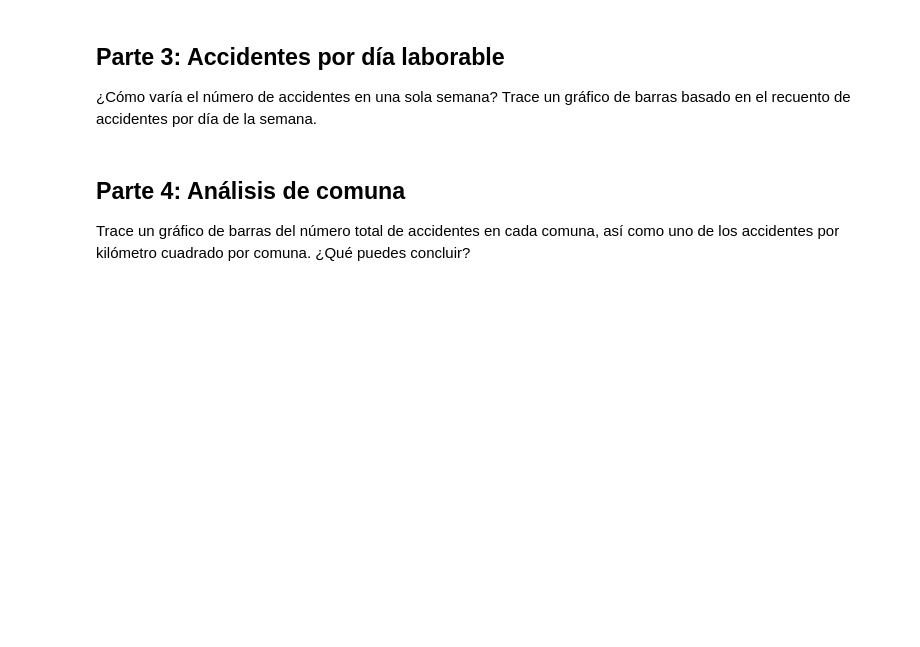
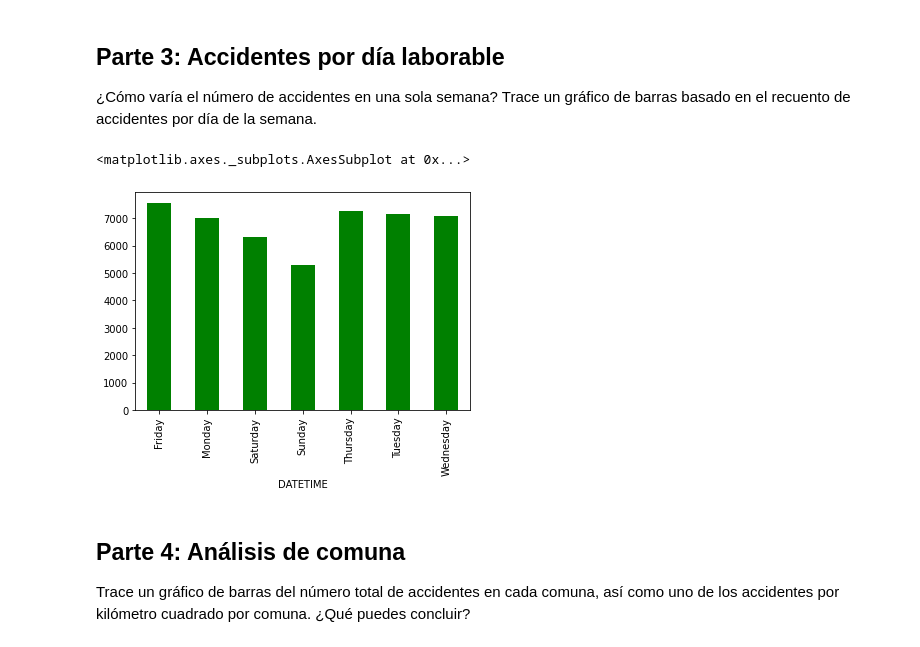
Before and after one commit to CarolinaGarcia19/Clase1, a Jupyter notebook: Taller_Semana_4.ipynb, the cells around one changed output. Cells and saved outputs as stored; diff of their text form; code cells hidden in the pictures; blank space fills up the shorter version.

```diff
--- a/Taller_Semana_4.ipynb
+++ b/Taller_Semana_4.ipynb
@@ -141,3 +165,11 @@ KeyboardInterrupt: ignored
+# %%
+df["DATETIME"].groupby(df["DATETIME"].dt.day_name()).agg("count").plot(kind="bar",color="green")
+plt.title
+plt.xlabel
+plt.ylabel
+# %% [output]
+<matplotlib.axes._subplots.AxesSubplot at 0x...>
+[figure, added]
 # %% [markdown]
 ## Parte 4: Análisis de comuna
 
```
Also changed, not shown: parts of 8 cells of this notebook.
